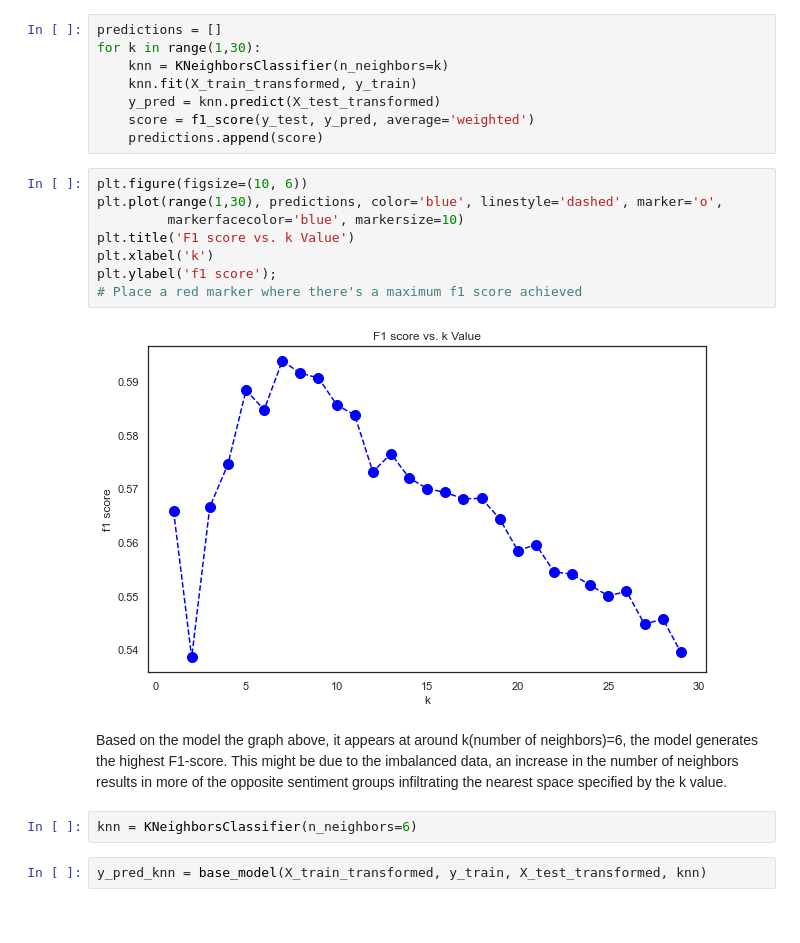
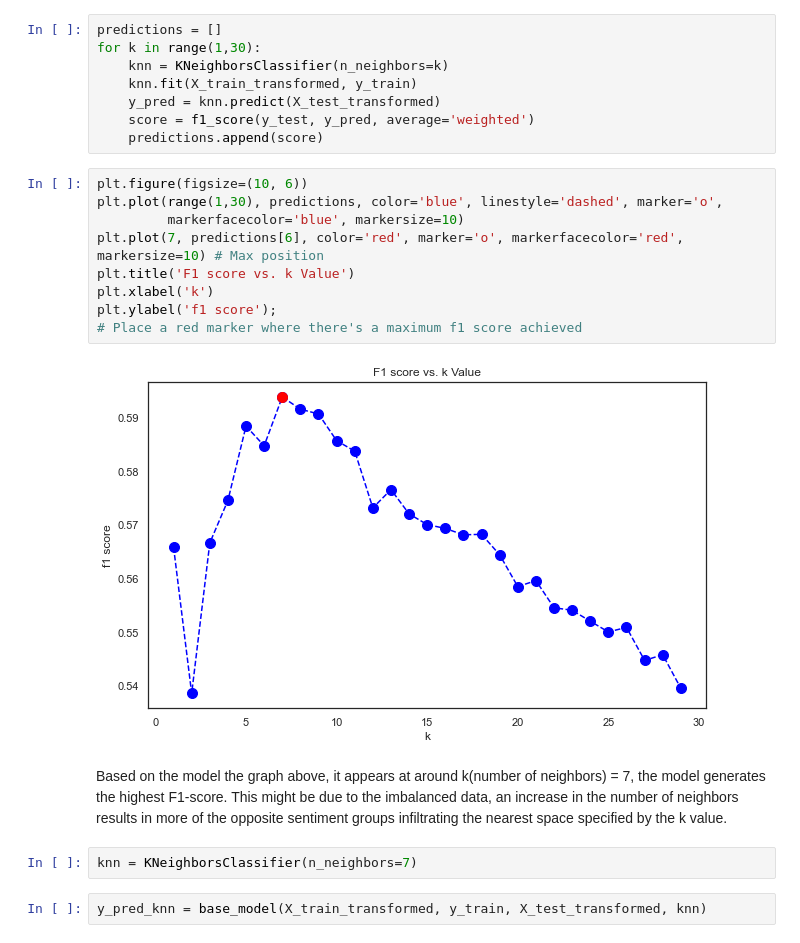
Before and after one commit to FaatimahM/jhb-ss3-classification-Repo, a Jupyter notebook: Classification_submission_file.ipynb, the cells around one changed output. Saved outputs shown, nothing was run; the diff lists cells and outputs as text.

Commit message:
tuned models

```diff
--- a/Classification_submission_file.ipynb
+++ b/Classification_submission_file.ipynb
@@ -1008,17 +1057,18 @@ for k in range(1,30):
 # %%
 plt.figure(figsize=(10, 6))
 plt.plot(range(1,30), predictions, color='blue', linestyle='dashed', marker='o',
          markerfacecolor='blue', markersize=10)
+plt.plot(7, predictions[6], color='red', marker='o', markerfacecolor='red', markersize=10) # Max position
 plt.title('F1 score vs. k Value')
 plt.xlabel('k')
 plt.ylabel('f1 score');
 # Place a red marker where there's a maximum f1 score achieved
 # %% [output]
-[figure, old version]
+[figure, new version]
 # %% [markdown]
-Based on the model the graph above, it appears at around k(number of neighbors)=6, the model generates the highest F1-score. This might be due to the imbalanced data, an increase in the number of neighbors results in more of the opposite sentiment groups infiltrating the nearest space specified by the k value.
+Based on the model the graph above, it appears at around k(number of neighbors) = 7, the model generates the highest F1-score. This might be due to the imbalanced data, an increase in the number of neighbors results in more of the opposite sentiment groups infiltrating the nearest space specified by the k value.
 # %%
-knn = KNeighborsClassifier(n_neighbors=6)
+knn = KNeighborsClassifier(n_neighbors=7)
 # %%
 y_pred_knn = base_model(X_train_transformed, y_train, X_test_transformed, knn)
 # %%
```
Also changed, not shown: parts of 52 cells of this notebook.
